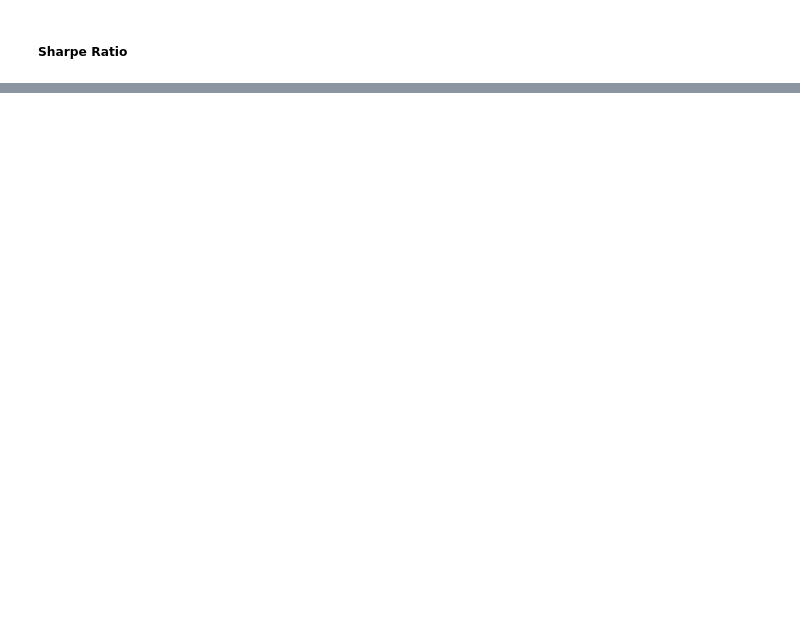
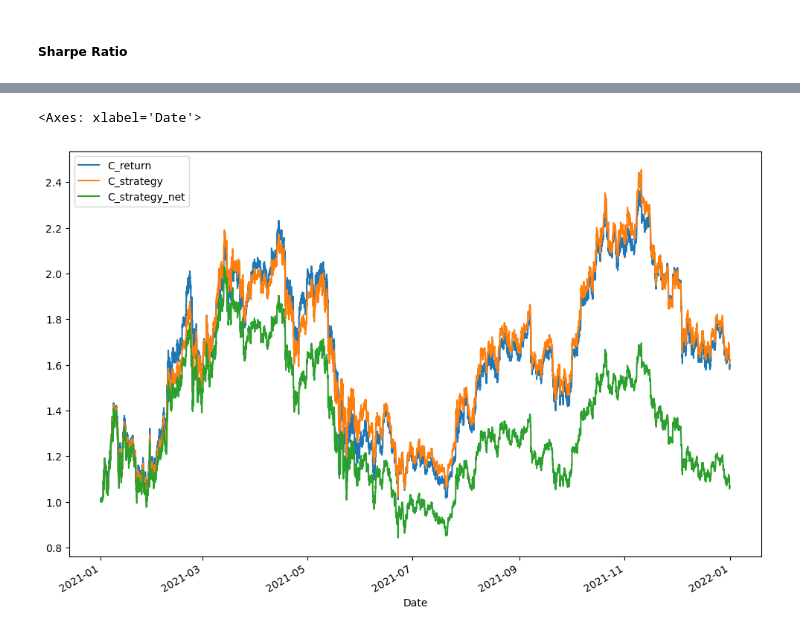
Before and after one commit to jctaylor11/algotrader-playground, a Jupyter notebook: notebooks/backtester.ipynb, the cells around one changed output, grey strips where cells are left out. Drawn from its saved outputs; the diff is of its cells as text; code cells hidden in the pictures; blank space fills up the shorter version.

Commit message:
Add trading commissions caclulation to backester

```diff
--- a/notebooks/backtester.ipynb
+++ b/notebooks/backtester.ipynb
@@ -107,0 +190,8 @@ sharpe
+# %%
+ptc = np.log(1 - commission)
+# %%
+data['Trade'] = data['Position'].diff().fillna(0).abs()
+# %%
+data['Strategy_net'] = data['Strategy'] + data['Trade'] * ptc
+# %%
+data['C_strategy_net'] = data['Strategy_net'].cumsum().apply(np.exp)
@@ -107,0 +245,5 @@ sharpe
+# %%
+data[['C_return', 'C_strategy', 'C_strategy_net']].plot(figsize=(12,8))
+# %% [output]
+<Axes: xlabel='Date'>
+[figure, added]
```
Also changed, not shown: parts of 22 cells of this notebook, 1 other file.
